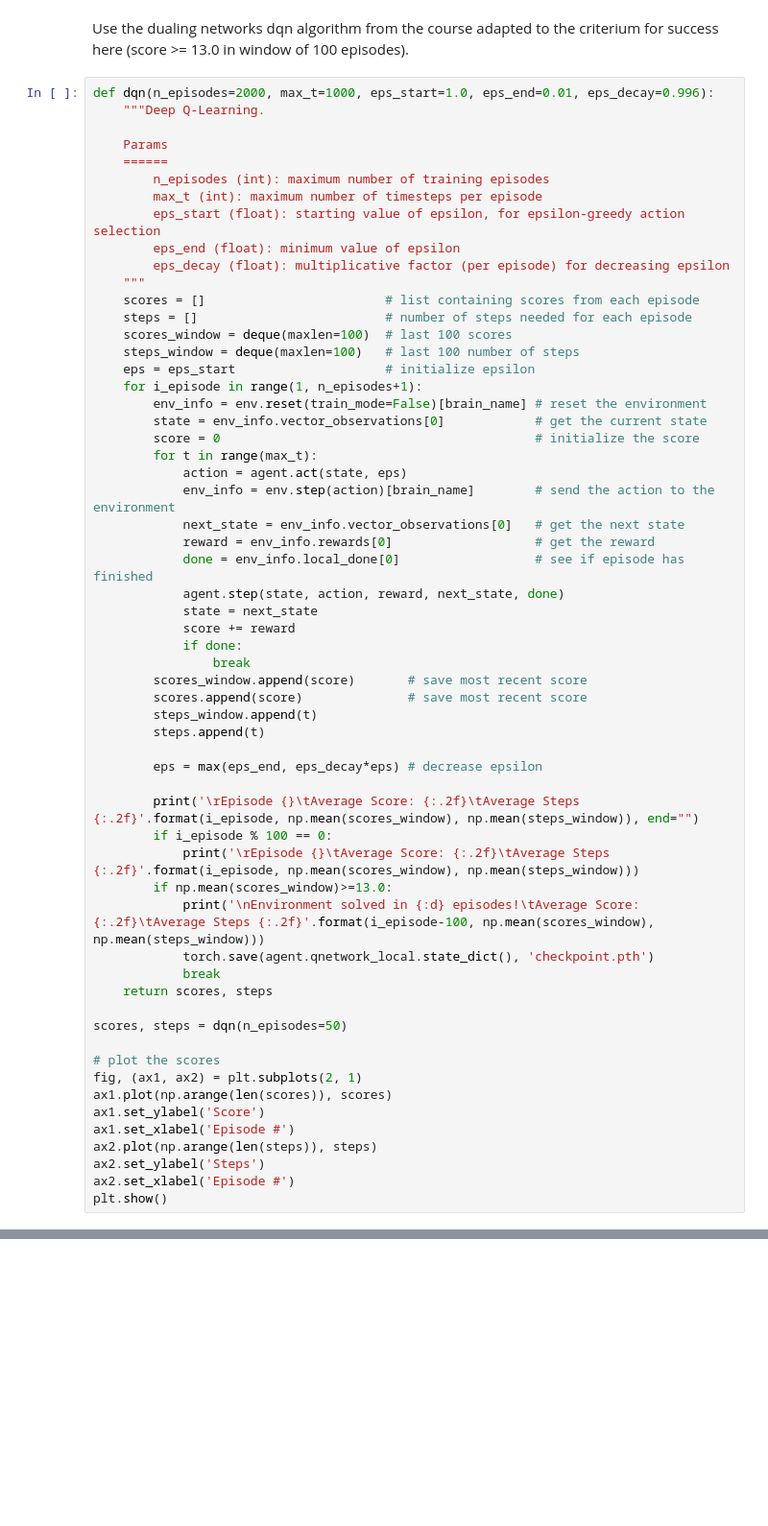
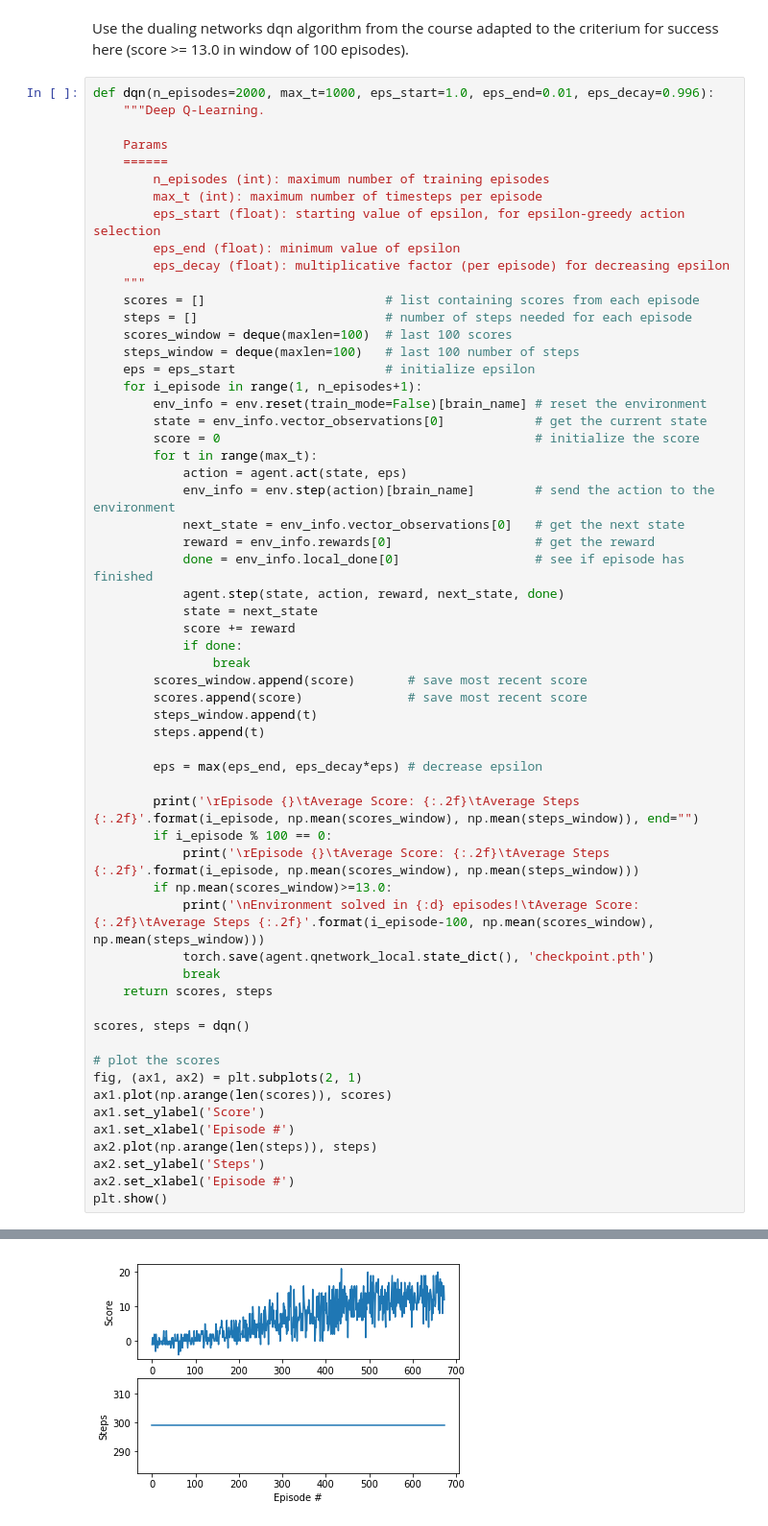
Before and after one commit to kaaloo/udrlnd-p1-navigation, a Jupyter notebook: Navigation.ipynb, the cells around one changed output, grey strips where cells are left out. Shown at 96% size. Saved outputs shown, nothing was run; the diff lists cells and outputs as text; blank space fills up the shorter version.

Commit message:
Solved in 547 episodes

```diff
--- a/Navigation.ipynb
+++ b/Navigation.ipynb
@@ -176,7 +219,7 @@ def dqn(n_episodes=2000, max_t=1000, eps_start=1.0, eps_end=0.01, eps_decay=0.99
             break
     return scores, steps
 
-scores, steps = dqn(n_episodes=50)
+scores, steps = dqn()
 
 # plot the scores
 fig, (ax1, ax2) = plt.subplots(2, 1)
@@ -187,3 +230,4 @@ ax2.plot(np.arange(len(steps)), steps)
 ax2.set_ylabel('Steps')
 ax2.set_xlabel('Episode #')
 plt.show()
+# %% [output]
@@ -189,0 +242 @@ plt.show()
+[figure, added]
```
Also changed, not shown: parts of 7 cells of this notebook, 1 other file.
